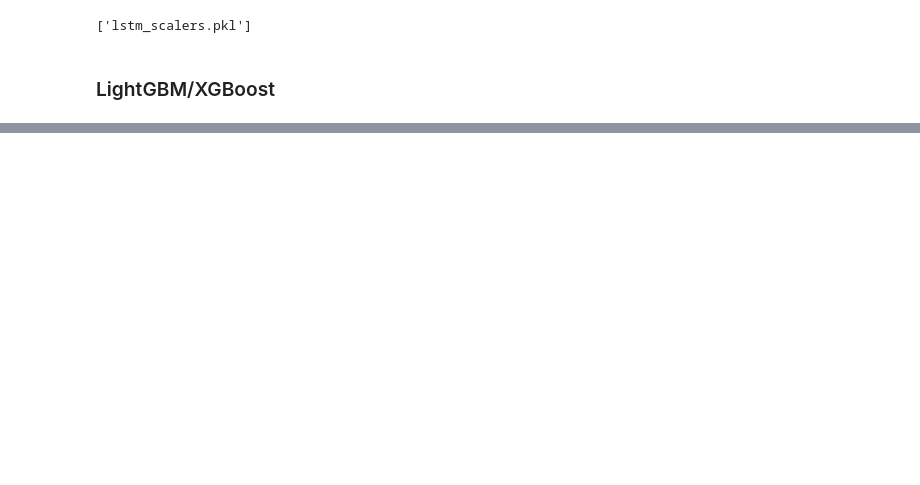
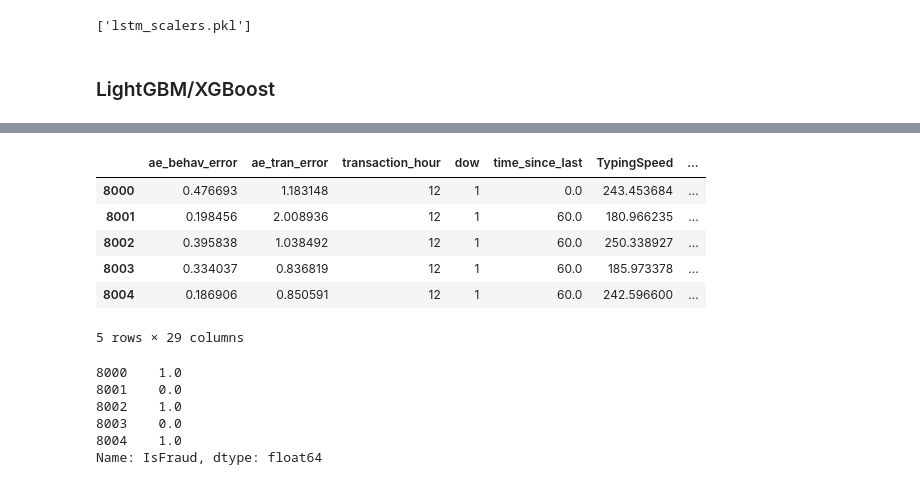
Before and after one commit to rana2hin/False-Data-Injection-Attack, a Jupyter notebook: device-fingerprinting-and-behavioral-biometrics.ipynb, the cells around one changed output, grey strips where cells are left out. Cells and saved outputs as stored; diff of their text form; code cells hidden in the pictures; blank space fills up the shorter version.

```diff
--- a/device-fingerprinting-and-behavioral-biometrics.ipynb
+++ b/device-fingerprinting-and-behavioral-biometrics.ipynb
@@ -947,0 +1035,19 @@ weighted avg       0.97      0.97      0.97      2000
+# %%
+X_test.head(5)
+# %% [output]
+|  | ae_behav_error | ae_tran_error | transaction_hour | dow | time_since_last | TypingSpeed | ... |
+| 8000 | 0.476693 | 1.183148 | 12 | 1 | 0.0 | 243.453684 | ... |
+| 8001 | 0.198456 | 2.008936 | 12 | 1 | 60.0 | 180.966235 | ... |
+| 8002 | 0.395838 | 1.038492 | 12 | 1 | 60.0 | 250.338927 | ... |
+| 8003 | 0.334037 | 0.836819 | 12 | 1 | 60.0 | 185.973378 | ... |
+| 8004 | 0.186906 | 0.850591 | 12 | 1 | 60.0 | 242.596600 | ... |
+5 rows × 29 columns
+# %%
+y_test.head(5)
+# %% [output]
+8000    1.0
+8001    0.0
+8002    1.0
+8003    0.0
+8004    1.0
+Name: IsFraud, dtype: float64
```
Also changed, not shown: parts of 5 cells of this notebook.
